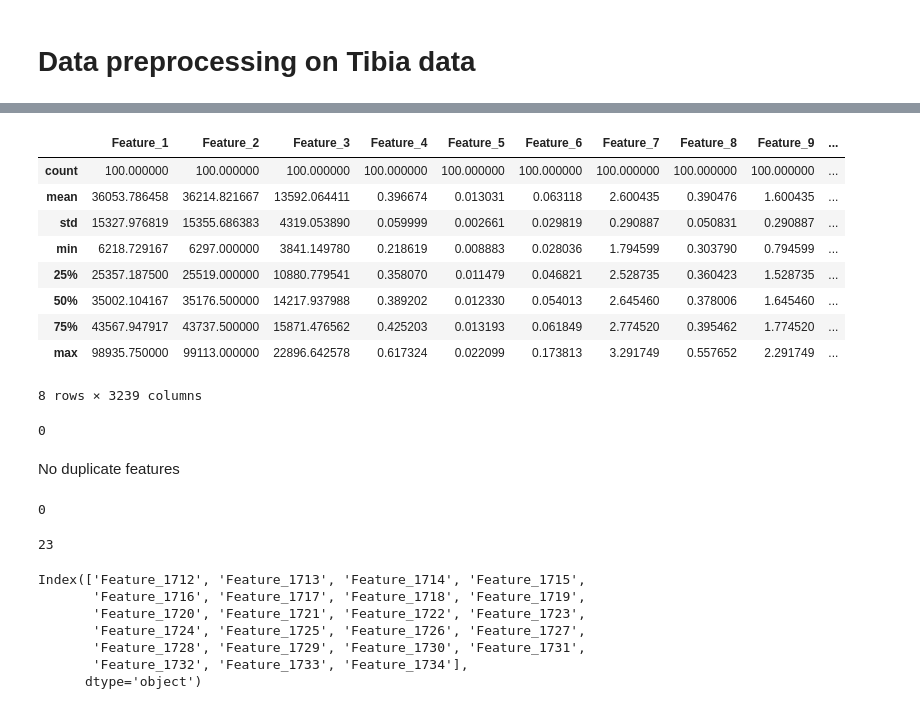
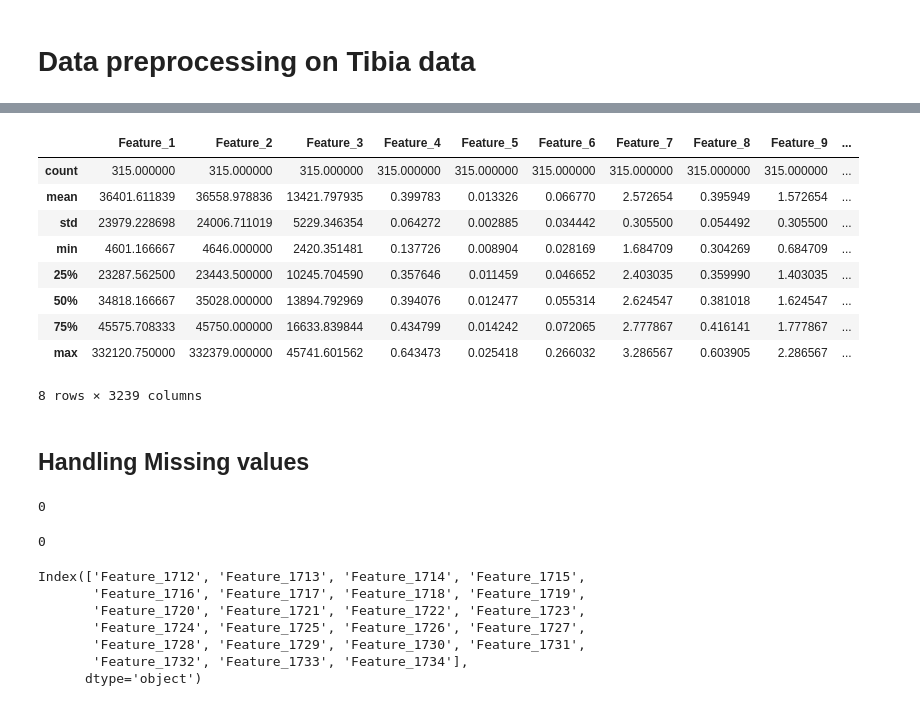
Before and after one commit to Priyanka32-gif/Tibia_bone_Classification, a Jupyter notebook: notebooks/tibia_data_preprocessing.ipynb, the cells around one changed output, grey strips where cells are left out. Cells and saved outputs as stored; diff of their text form; code cells hidden in the pictures.

```diff
--- a/notebooks/tibia_data_preprocessing.ipynb
+++ b/notebooks/tibia_data_preprocessing.ipynb
@@ -9,3 +14,3 @@ import seaborn as sns
 # %%
 # load test data
-test_data = pd.read_csv('../data_file/test_set.csv')
+train_data = pd.read_csv('../data_file/train_set.csv')
@@ -29,4 +38,4 @@ test_data
 # %%
-test_data= test_data.drop(columns=['ID'])  # 'ID' has no predictive value
+train_data= train_data.drop(columns=['ID'])  # 'ID' has no predictive value
 # %%
 # get test_data info
@@ -40,16 +49,18 @@ memory usage: 2.5 MB
 # %%
 # get statistic info of data
-test_data.describe()
+train_data.describe()
 # %% [output]
 |  | Feature_1 | Feature_2 | Feature_3 | Feature_4 | Feature_5 | Feature_6 | Feature_7 | Feature_8 | Feature_9 | ... |
-| count | 100.000000 | 100.000000 | 100.000000 | 100.000000 | 100.000000 | 100.000000 | 100.000000 | 100.000000 | 100.000000 | ... |
-| mean | 36053.786458 | 36214.821667 | 13592.064411 | 0.396674 | 0.013031 | 0.063118 | 2.600435 | 0.390476 | 1.600435 | ... |
-| std | 15327.976819 | 15355.686383 | 4319.053890 | 0.059999 | 0.002661 | 0.029819 | 0.290887 | 0.050831 | 0.290887 | ... |
-| min | 6218.729167 | 6297.000000 | 3841.149780 | 0.218619 | 0.008883 | 0.028036 | 1.794599 | 0.303790 | 0.794599 | ... |
-| 25% | 25357.187500 | 25519.000000 | 10880.779541 | 0.358070 | 0.011479 | 0.046821 | 2.528735 | 0.360423 | 1.528735 | ... |
-| 50% | 35002.104167 | 35176.500000 | 14217.937988 | 0.389202 | 0.012330 | 0.054013 | 2.645460 | 0.378006 | 1.645460 | ... |
-| 75% | 43567.947917 | 43737.500000 | 15871.476562 | 0.425203 | 0.013193 | 0.061849 | 2.774520 | 0.395462 | 1.774520 | ... |
-| max | 98935.750000 | 99113.000000 | 22896.642578 | 0.617324 | 0.022099 | 0.173813 | 3.291749 | 0.557652 | 2.291749 | ... |
+| count | 315.000000 | 315.000000 | 315.000000 | 315.000000 | 315.000000 | 315.000000 | 315.000000 | 315.000000 | 315.000000 | ... |
+| mean | 36401.611839 | 36558.978836 | 13421.797935 | 0.399783 | 0.013326 | 0.066770 | 2.572654 | 0.395949 | 1.572654 | ... |
+| std | 23979.228698 | 24006.711019 | 5229.346354 | 0.064272 | 0.002885 | 0.034442 | 0.305500 | 0.054492 | 0.305500 | ... |
+| min | 4601.166667 | 4646.000000 | 2420.351481 | 0.137726 | 0.008904 | 0.028169 | 1.684709 | 0.304269 | 0.684709 | ... |
+| 25% | 23287.562500 | 23443.500000 | 10245.704590 | 0.357646 | 0.011459 | 0.046652 | 2.403035 | 0.359990 | 1.403035 | ... |
+| 50% | 34818.166667 | 35028.000000 | 13894.792969 | 0.394076 | 0.012477 | 0.055314 | 2.624547 | 0.381018 | 1.624547 | ... |
+| 75% | 45575.708333 | 45750.000000 | 16633.839844 | 0.434799 | 0.014242 | 0.072065 | 2.777867 | 0.416141 | 1.777867 | ... |
+| max | 332120.750000 | 332379.000000 | 45741.601562 | 0.643473 | 0.025418 | 0.266032 | 3.286567 | 0.603905 | 2.286567 | ... |
 8 rows × 3239 columns
+# %% [markdown]
+## Handling Missing values
 # %%
 # checking duplicates in test data
@@ -57,6 +68,4 @@ test_data.duplicated().sum()
 # %% [output]
 0
-# %% [markdown]
-No duplicate features
 # %%
 # test for column if all value is null in columns
@@ -64,8 +73,3 @@ test_data.isnull().all().sum()
 # %% [output]
 0
-# %%
-# test if any value is null in column
-test_data.isnull().any().sum()
-# %% [output]
-23
 # %%
```
Also changed, not shown: parts of 73 cells of this notebook, 4 other files.
